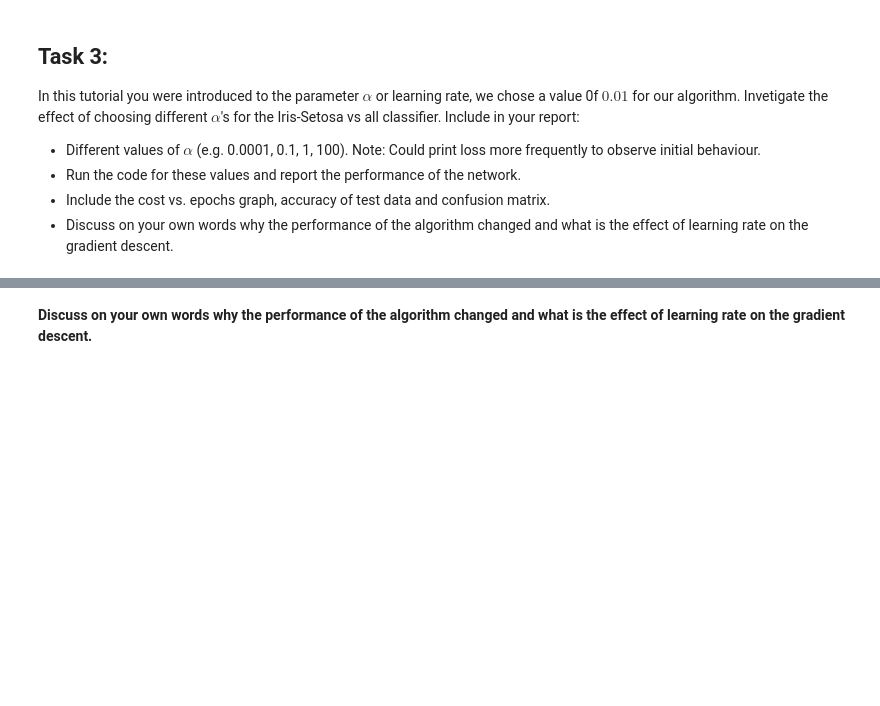
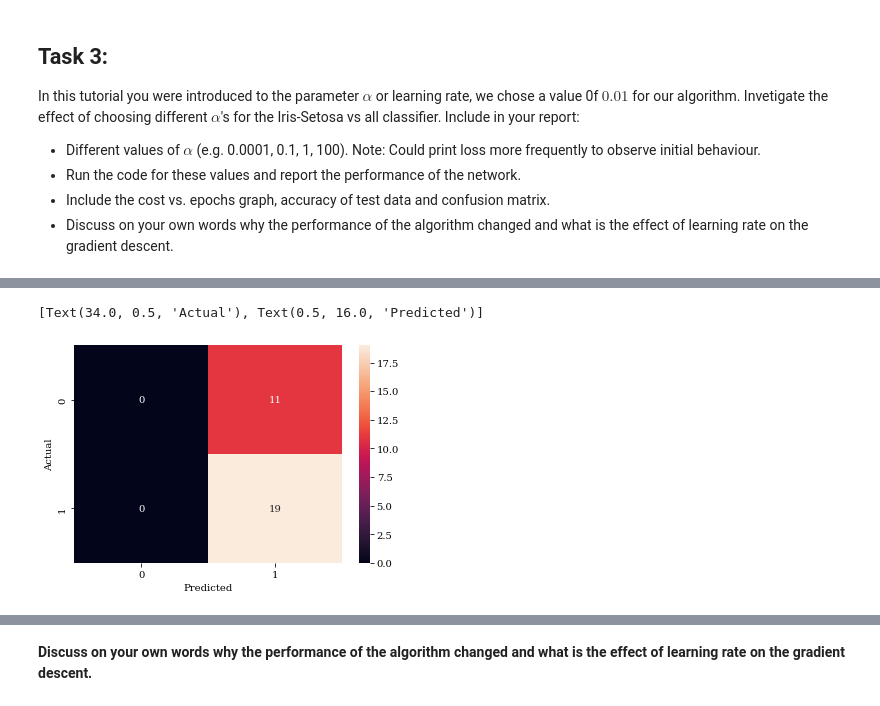
Before and after one commit to limited-fion/ee3-ml, a Jupyter notebook: Fion_ML_Logistic_Regression_.ipynb, the cells around one changed output, grey strips where cells are left out. Saved outputs shown, nothing was run; the diff lists cells and outputs as text; code cells hidden in the pictures; blank space fills up the shorter version.

```diff
--- a/Fion_ML_Logistic_Regression_.ipynb
+++ b/Fion_ML_Logistic_Regression_.ipynb
@@ -552,3 +552,9 @@ accuracy = 60.00%
+# %%
+ax = sns.heatmap(conf_matrix, annot=True)
+ax.set(ylabel="Actual", xlabel="Predicted")
+# %% [output]
+[Text(34.0, 0.5, 'Actual'), Text(0.5, 16.0, 'Predicted')]
+[figure, added]
 # %%
 # Setosa is assigned label 0, while all other classes will have a label of 1
 y = np.where(labels == 0, 0, 1)
```
Also changed, not shown: parts of 8 cells of this notebook.
